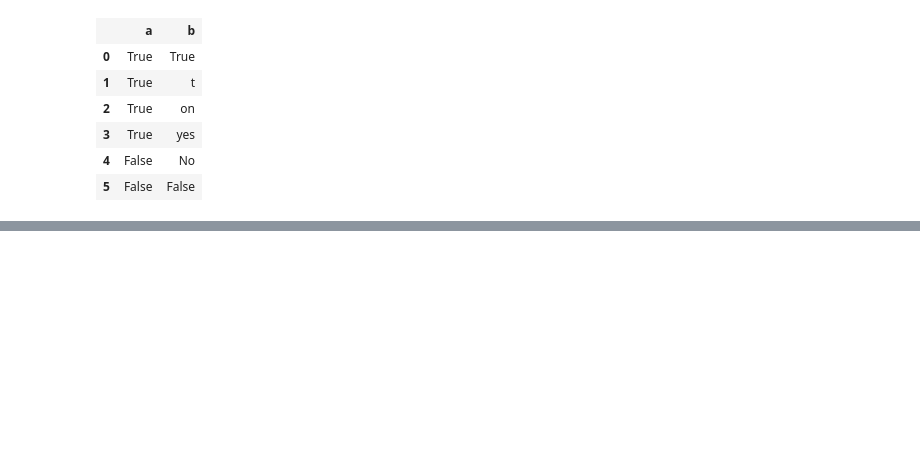
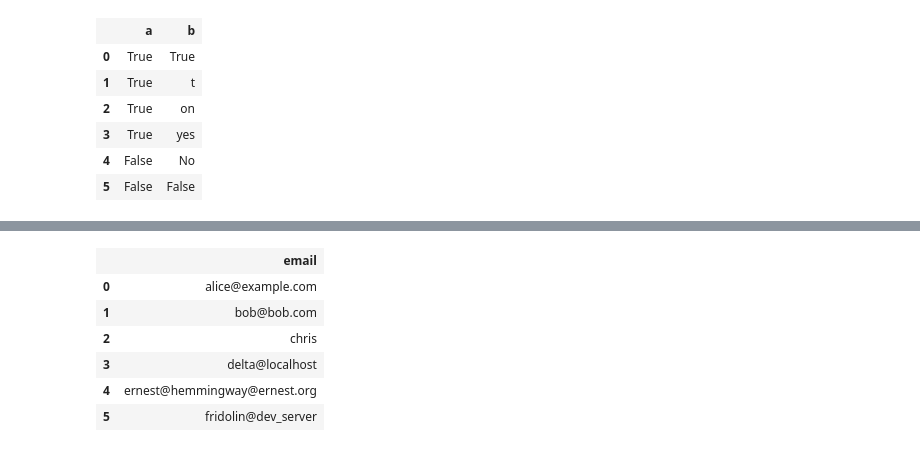
Before and after one commit to akloster/table-cleaner, a Jupyter notebook: docs/source/Tutorial.ipynb, the cells around one changed output, grey strips where cells are left out. Cells and saved outputs as stored; diff of their text form; code cells hidden in the pictures; blank space fills up the shorter version.

Commit message:
Add Email validation to Tutorial

```diff
--- a/docs/source/Tutorial.ipynb
+++ b/docs/source/Tutorial.ipynb
@@ -331,0 +341,15 @@ tc.MarkupFrame.from_validation(bool_output2, bool_verdicts2)
+# %%
+messy_emails =["alice@example.com", "bob@bob.com", "chris", "delta@localhost", "ernest@hemmingway@ernest.org", "fridolin@dev_server"]
+email_df = pd.DataFrame(dict(email=messy_emails))
+email_cleaner = tc.TableCleaner(dict(email=tc.Email()))
+
+email_output, email_verdicts = email_cleaner.validate(email_df, delete=False)
+tc.MarkupFrame.from_validation(email_output, email_verdicts)
+# %% [output]
+|  | email |
+| 0 | alice@example.com |
+| 1 | bob@bob.com |
+| 2 | chris |
+| 3 | delta@localhost |
+| 4 | ernest@hemmingway@ernest.org |
+| 5 | fridolin@dev_server |
```
Also changed, not shown: parts of 6 cells of this notebook, 1 other file.
